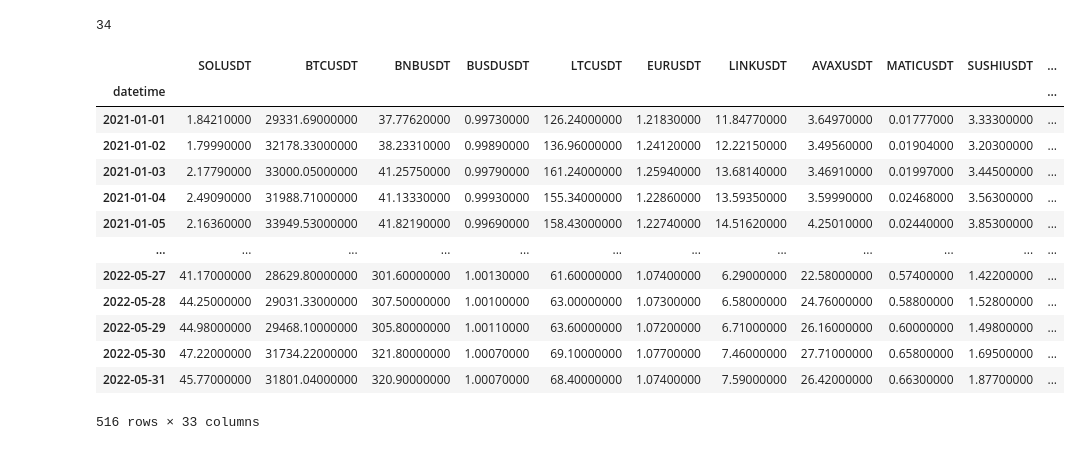
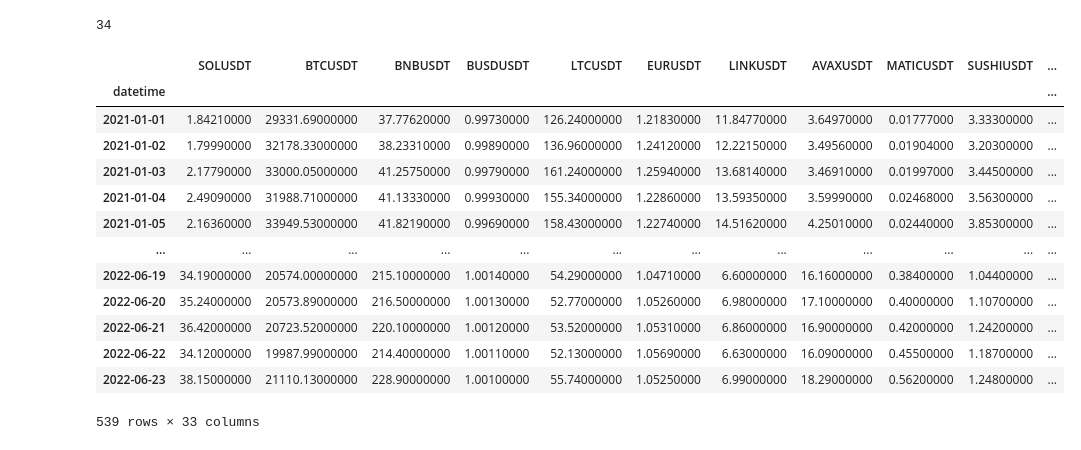
Before and after one commit to ferseguias/binance_dashboard, a Jupyter notebook: notebooks/get_interval_prices.ipynb, the cells around one changed output. Saved outputs shown, nothing was run; the diff lists cells and outputs as text; code cells hidden in the pictures.

```diff
--- a/notebooks/get_interval_prices.ipynb
+++ b/notebooks/get_interval_prices.ipynb
@@ -31,41 +31,41 @@ for i in coins:
     elif i == "WETH":
         try:
             ticker = 'ETHUSDT'
-            klines = pd.DataFrame(client.get_historical_klines(ticker, Client.KLINE_INTERVAL_1DAY, "1 Jan, 2021", "31 May, 2022"), columns=["open_time", "open", "high", "low", "close", "volume", "close_time", "quote_asset_volume", "number_of_trades", "taker_buy_base_asset_volume", "taker_buy_quote_asset_volume", "ignore"])
+            klines = pd.DataFrame(client.get_historical_klines(ticker, Client.KLINE_INTERVAL_1DAY, "1 Jan, 2021", "23 Jun, 2022"), columns=["open_time", "open", "high", "low", "close", "volume", "close_time", "quote_asset_volume", "number_of_trades", "taker_buy_base_asset_volume", "taker_buy_quote_asset_volume", "ignore"])
             klines['open_time'] = pd.to_datetime(klines.open_time, unit='ms')
             klines = klines.drop(['open', 'high', 'low', 'volume', 'quote_asset_volume', 'number_of_trades', 'taker_buy_base_asset_volume', 'taker_buy_quote_asset_volume', 'ignore', 'close_time'], axis=1)
             klines.rename(columns={'open_time': 'datetime', 'close': 'WETHUSDT'}, inplace=True)
             klines.set_index('datetime', inplace=True)
             prices = pd.merge(prices, klines, how='outer', left_index=True, right_index=True)
         except:
             pass
     else:
         try:
             ticker = i + "USDT"
-            klines = pd.DataFrame(client.get_historical_klines(ticker, Client.KLINE_INTERVAL_1DAY, "1 Jan, 2021", "31 May, 2022"), columns=["open_time", "open", "high", "low", "close", "volume", "close_time", "quote_asset_volume", "number_of_trades", "taker_buy_base_asset_volume", "taker_buy_quote_asset_volume", "ignore"])
+            klines = pd.DataFrame(client.get_historical_klines(ticker, Client.KLINE_INTERVAL_1DAY, "1 Jan, 2021", "23 Jun, 2022"), columns=["open_time", "open", "high", "low", "close", "volume", "close_time", "quote_asset_volume", "number_of_trades", "taker_buy_base_asset_volume", "taker_buy_quote_asset_volume", "ignore"])
             klines['open_time'] = pd.to_datetime(klines.open_time, unit='ms')
             klines = klines.drop(['open', 'high', 'low', 'volume', 'quote_asset_volume', 'number_of_trades', 'taker_buy_base_asset_volume', 'taker_buy_quote_asset_volume', 'ignore', 'close_time'], axis=1)
             klines.rename(columns={'open_time': 'datetime', 'close': ticker}, inplace=True)
             klines.set_index('datetime', inplace=True)
             prices = pd.merge(prices, klines, how='outer', left_index=True, right_index=True)
         except:
             klines = pd.DataFrame({ticker: []})
             prices = pd.merge(prices, klines, how='outer', left_index=True, right_index=True)
 prices = prices.fillna(0)
 prices
 # %% [output]
 |  | SOLUSDT | BTCUSDT | BNBUSDT | BUSDUSDT | LTCUSDT | EURUSDT | LINKUSDT | AVAXUSDT | MATICUSDT | SUSHIUSDT | ... |
 | datetime |  |  |  |  |  |  |  |  |  |  | ... |
 | 2021-01-01 | 1.84210000 | 29331.69000000 | 37.77620000 | 0.99730000 | 126.24000000 | 1.21830000 | 11.84770000 | 3.64970000 | 0.01777000 | 3.33300000 | ... |
 | 2021-01-02 | 1.79990000 | 32178.33000000 | 38.23310000 | 0.99890000 | 136.96000000 | 1.24120000 | 12.22150000 | 3.49560000 | 0.01904000 | 3.20300000 | ... |
 | 2021-01-03 | 2.17790000 | 33000.05000000 | 41.25750000 | 0.99790000 | 161.24000000 | 1.25940000 | 13.68140000 | 3.46910000 | 0.01997000 | 3.44500000 | ... |
 | 2021-01-04 | 2.49090000 | 31988.71000000 | 41.13330000 | 0.99930000 | 155.34000000 | 1.22860000 | 13.59350000 | 3.59990000 | 0.02468000 | 3.56300000 | ... |
 | 2021-01-05 | 2.16360000 | 33949.53000000 | 41.82190000 | 0.99690000 | 158.43000000 | 1.22740000 | 14.51620000 | 4.25010000 | 0.02440000 | 3.85300000 | ... |
 | ... | ... | ... | ... | ... | ... | ... | ... | ... | ... | ... | ... |
-| 2022-05-27 | 41.17000000 | 28629.80000000 | 301.60000000 | 1.00130000 | 61.60000000 | 1.07400000 | 6.29000000 | 22.58000000 | 0.57400000 | 1.42200000 | ... |
-| 2022-05-28 | 44.25000000 | 29031.33000000 | 307.50000000 | 1.00100000 | 63.00000000 | 1.07300000 | 6.58000000 | 24.76000000 | 0.58800000 | 1.52800000 | ... |
-| 2022-05-29 | 44.98000000 | 29468.10000000 | 305.80000000 | 1.00110000 | 63.60000000 | 1.07200000 | 6.71000000 | 26.16000000 | 0.60000000 | 1.49800000 | ... |
-| 2022-05-30 | 47.22000000 | 31734.22000000 | 321.80000000 | 1.00070000 | 69.10000000 | 1.07700000 | 7.46000000 | 27.71000000 | 0.65800000 | 1.69500000 | ... |
-| 2022-05-31 | 45.77000000 | 31801.04000000 | 320.90000000 | 1.00070000 | 68.40000000 | 1.07400000 | 7.59000000 | 26.42000000 | 0.66300000 | 1.87700000 | ... |
+| 2022-06-19 | 34.19000000 | 20574.00000000 | 215.10000000 | 1.00140000 | 54.29000000 | 1.04710000 | 6.60000000 | 16.16000000 | 0.38400000 | 1.04400000 | ... |
+| 2022-06-20 | 35.24000000 | 20573.89000000 | 216.50000000 | 1.00130000 | 52.77000000 | 1.05260000 | 6.98000000 | 17.10000000 | 0.40000000 | 1.10700000 | ... |
+| 2022-06-21 | 36.42000000 | 20723.52000000 | 220.10000000 | 1.00120000 | 53.52000000 | 1.05310000 | 6.86000000 | 16.90000000 | 0.42000000 | 1.24200000 | ... |
+| 2022-06-22 | 34.12000000 | 19987.99000000 | 214.40000000 | 1.00110000 | 52.13000000 | 1.05690000 | 6.63000000 | 16.09000000 | 0.45500000 | 1.18700000 | ... |
+| 2022-06-23 | 38.15000000 | 21110.13000000 | 228.90000000 | 1.00100000 | 55.74000000 | 1.05250000 | 6.99000000 | 18.29000000 | 0.56200000 | 1.24800000 | ... |
-516 rows × 33 columns
+539 rows × 33 columns
 # %%
```
Also changed, not shown: parts of 1 cell of this notebook, 7 other files.
